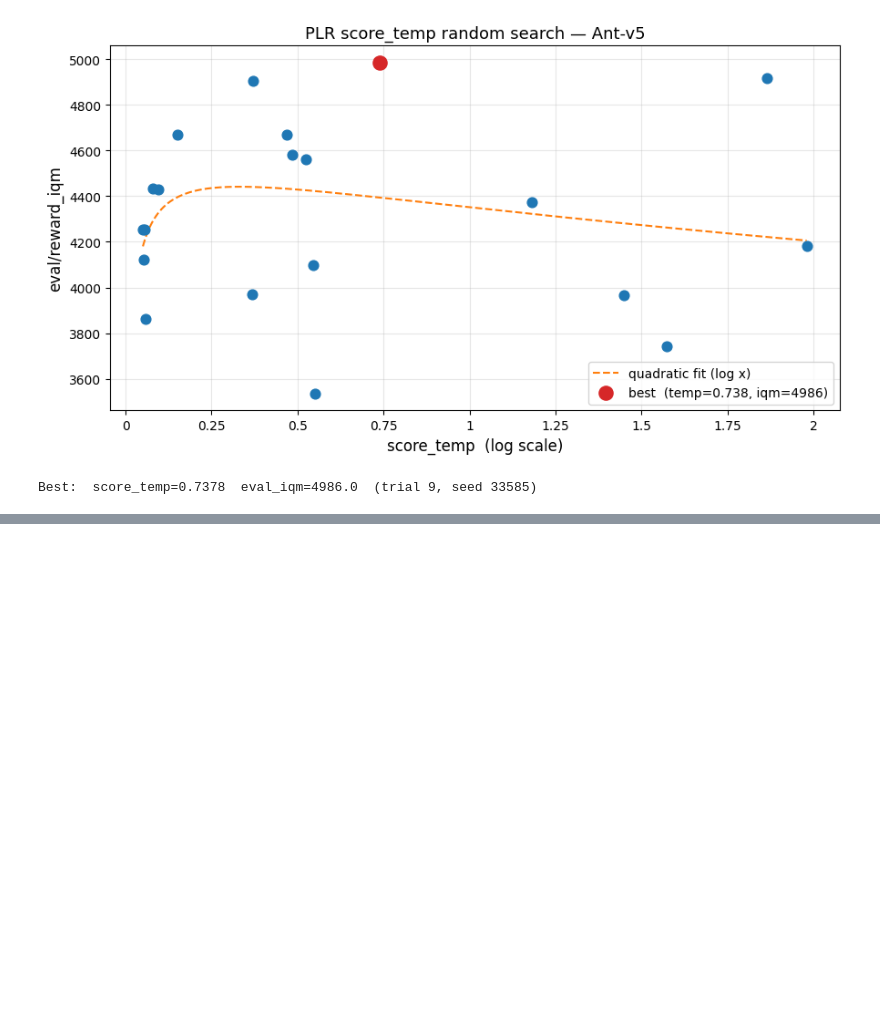
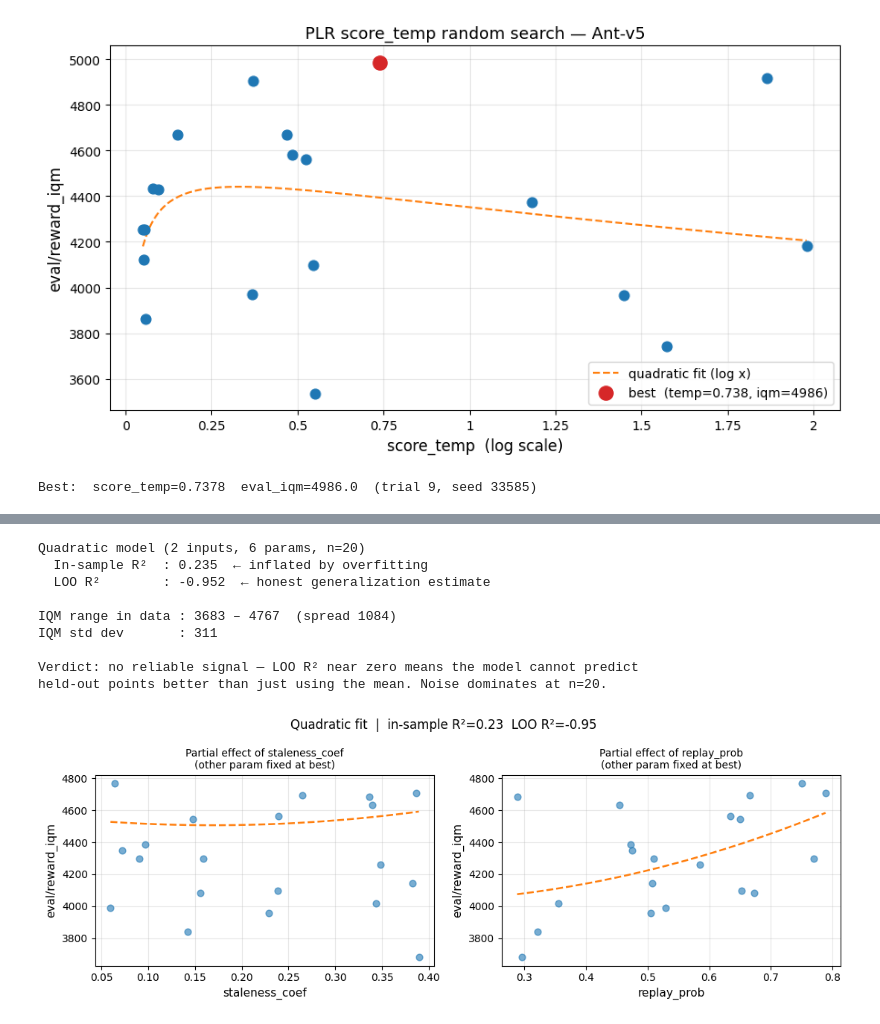
Before and after one commit to Jazhyc/nsgym-solution, a Jupyter notebook: notebooks/hparam_results.ipynb, the cells around one changed output, grey strips where cells are left out. Saved outputs shown, nothing was run; the diff lists cells and outputs as text; code cells hidden in the pictures; blank space fills up the shorter version.

```diff
--- a/notebooks/hparam_results.ipynb
+++ b/notebooks/hparam_results.ipynb
@@ -65,0 +134,73 @@ Best:  score_temp=0.7378  eval_iqm=4986.0  (trial 9, seed 33585)
+# %%
+from sklearn.preprocessing import PolynomialFeatures
+from sklearn.linear_model import LinearRegression
+from sklearn.model_selection import LeaveOneOut
+from sklearn.metrics import r2_score
+import numpy as np
+
+X = df[["staleness_coef", "replay_prob"]].values
+y = df["eval_iqm"].values
+
+poly = PolynomialFeatures(degree=2, include_bias=True)
+X_poly = poly.fit_transform(X)
+
+# In-sample R²
+model = LinearRegression().fit(X_poly, y)
+r2_train = r2_score(y, model.predict(X_poly))
+
+# Leave-one-out R² — honest estimate with n=20
+loo = LeaveOneOut()
+y_loo = np.array([
+    LinearRegression().fit(X_poly[train], y[train]).predict(X_poly[test])[0]
+    for train, test in loo.split(X_poly)
+])
+r2_loo = r2_score(y, y_loo)
+
+print(f"Quadratic model (2 inputs, 6 params, n=20)")
+print(f"  In-sample R²  : {r2_train:.3f}  ← inflated by overfitting")
+print(f"  LOO R²        : {r2_loo:.3f}  ← honest generalization estimate")
+print()
+print(f"IQM range in data : {y.min():.0f} – {y.max():.0f}  (spread {y.max()-y.min():.0f})")
+print(f"IQM std dev       : {y.std():.0f}")
+print()
+if r2_loo < 0.1:
+    print("Verdict: no reliable signal — LOO R² near zero means the model cannot predict")
+    print("held-out points better than just using the mean. Noise dominates at n=20.")
+elif r2_loo < 0.3:
+    print("Verdict: weak signal at best. Don't read too much into the quadratic surface.")
+else:
+    print("Verdict: some signal present, but interpret with caution given small n.")
+
+# Partial effects: vary one param while holding the other at its best value
+fig, axes = plt.subplots(1, 2, figsize=(11, 4))
+for ax, vary, fixed_name, fixed_val in [
+    (axes[0], "staleness_coef", "replay_prob",   best["replay_prob"]),
+    (axes[1], "replay_prob",   "staleness_coef", best["staleness_coef"]),
+]:
+    grid = np.linspace(df[vary].min(), df[vary].max(), 200)
+    if vary == "staleness_coef":
+        X_grid = np.column_stack([grid, np.full_like(grid, fixed_val)])
+    else:
+        X_grid = np.column_stack([np.full_like(grid, fixed_val), grid])
+    y_pred = model.predict(poly.transform(X_grid))
+    ax.plot(grid, y_pred, color="tab:orange", lw=1.8, linestyle="--")
+    ax.scatter(df[vary], df["eval_iqm"], s=40, alpha=0.6, zorder=3)
+    ax.set_xlabel(vary, fontsize=11)
+    ax.set_ylabel("eval/reward_iqm", fontsize=11)
+    ax.set_title(f"Partial effect of {vary}\n(other param fixed at best)", fontsize=10)
+    ax.grid(True, alpha=0.3)
+
+plt.suptitle(f"Quadratic fit  |  in-sample R²={r2_train:.2f}  LOO R²={r2_loo:.2f}", fontsize=12)
+plt.tight_layout()
+plt.show()
+# %% [output]
+Quadratic model (2 inputs, 6 params, n=20)
+  In-sample R²  : 0.235  ← inflated by overfitting
+  LOO R²        : -0.952  ← honest generalization estimate
+
+IQM range in data : 3683 – 4767  (spread 1084)
+IQM std dev       : 311
+
+Verdict: no reliable signal — LOO R² near zero means the model cannot predict
+held-out points better than just using the mean. Noise dominates at n=20.
+[figure, added]
```
Also changed, not shown: parts of 2 cells of this notebook, 4 other files.
